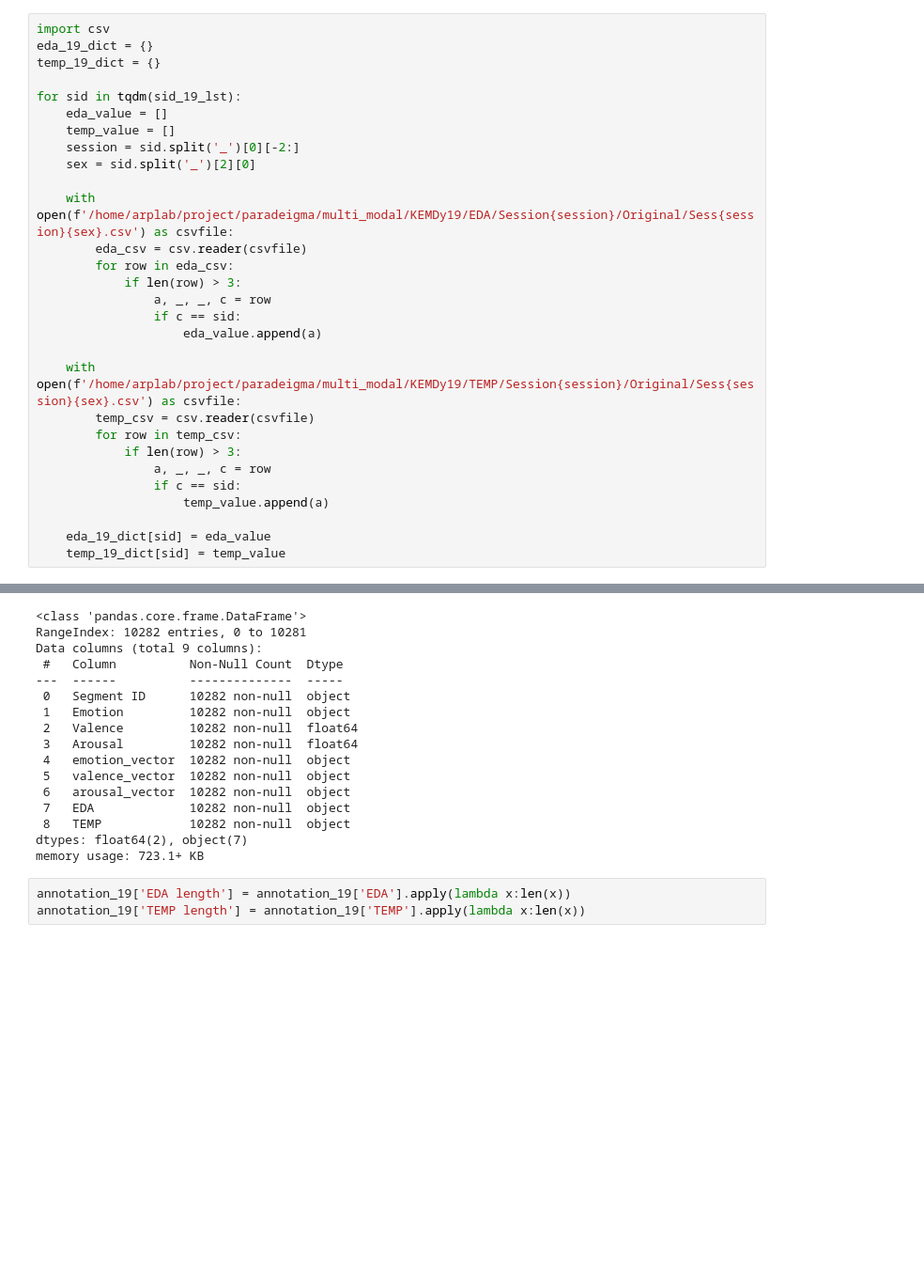
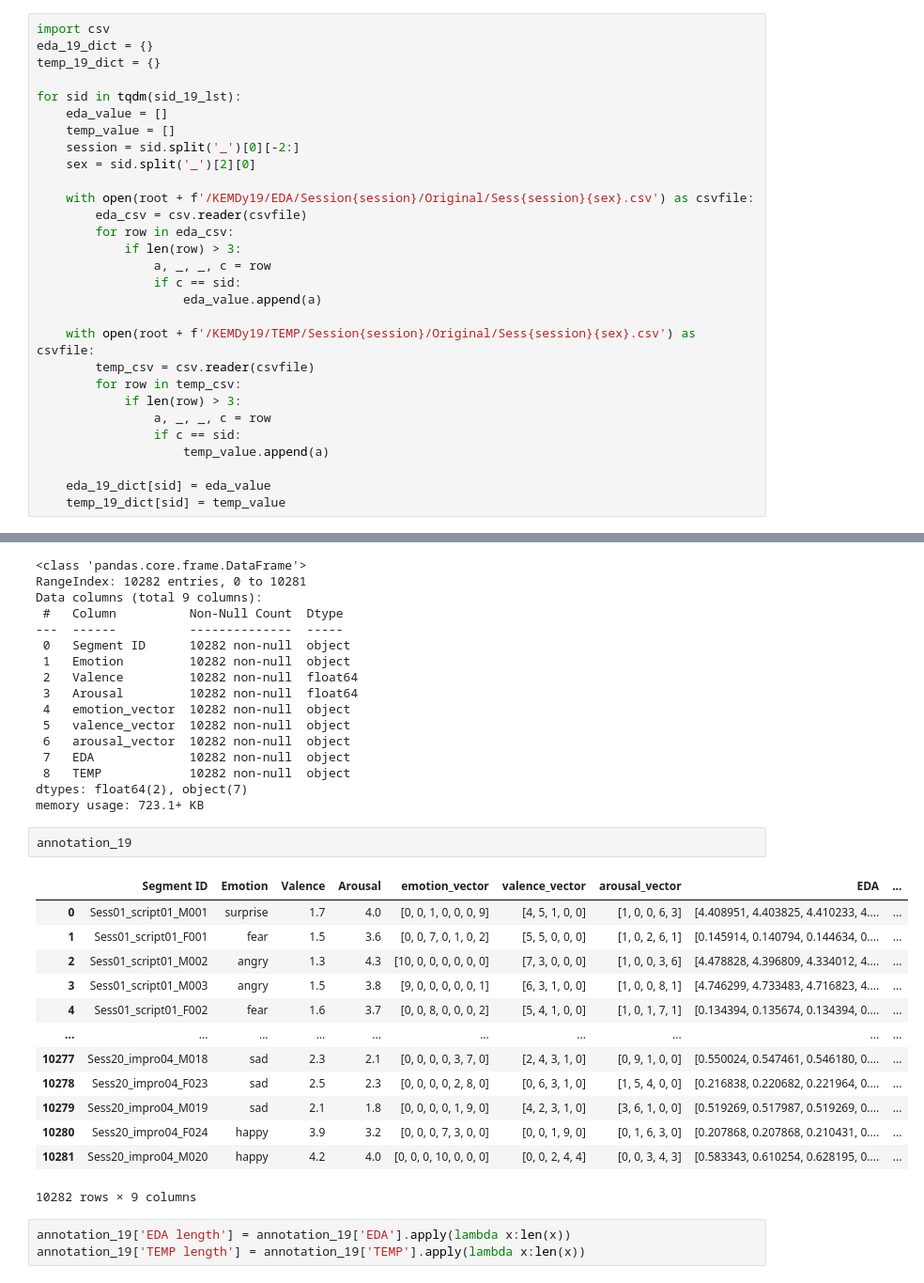
Before and after one commit to ARP-Lab/multi_modal, a Jupyter notebook: experimental/k_KEMDy19_preprocessing.ipynb, the cells around one changed output, grey strips where cells are left out. Shown at 94% size. Cells and saved outputs as stored; diff of their text form; blank space fills up the shorter version.

```diff
--- a/experimental/k_KEMDy19_preprocessing.ipynb
+++ b/experimental/k_KEMDy19_preprocessing.ipynb
@@ -205,7 +211,7 @@ for sid in tqdm(sid_19_lst):
     session = sid.split('_')[0][-2:]
     sex = sid.split('_')[2][0]
 
-    with open(f'/home/arplab/project/paradeigma/multi_modal/KEMDy19/EDA/Session{session}/Original/Sess{session}{sex}.csv') as csvfile:
+    with open(root + f'/KEMDy19/EDA/Session{session}/Original/Sess{session}{sex}.csv') as csvfile:
         eda_csv = csv.reader(csvfile)
         for row in eda_csv:
             if len(row) > 3:
@@ -213,7 +219,7 @@ for sid in tqdm(sid_19_lst):
                 if c == sid:
                     eda_value.append(a)
 
-    with open(f'/home/arplab/project/paradeigma/multi_modal/KEMDy19/TEMP/Session{session}/Original/Sess{session}{sex}.csv') as csvfile:
+    with open(root + f'/KEMDy19/TEMP/Session{session}/Original/Sess{session}{sex}.csv') as csvfile:
         temp_csv = csv.reader(csvfile)
         for row in temp_csv:
             if len(row) > 3:
@@ -343,6 +349,22 @@ Data columns (total 9 columns):
  8   TEMP            10282 non-null  object
 dtypes: float64(2), object(7)
 memory usage: 723.1+ KB
+# %%
+annotation_19
+# %% [output]
+|  | Segment ID | Emotion | Valence | Arousal | emotion_vector | valence_vector | arousal_vector | EDA | ... |
+| 0 | Sess01_script01_M001 | surprise | 1.7 | 4.0 | [0, 0, 1, 0, 0, 0, 9] | [4, 5, 1, 0, 0] | [1, 0, 0, 6, 3] | [4.408951, 4.403825, 4.410233, 4.... | ... |
+| 1 | Sess01_script01_F001 | fear | 1.5 | 3.6 | [0, 0, 7, 0, 1, 0, 2] | [5, 5, 0, 0, 0] | [1, 0, 2, 6, 1] | [0.145914, 0.140794, 0.144634, 0.... | ... |
+| 2 | Sess01_script01_M002 | angry | 1.3 | 4.3 | [10, 0, 0, 0, 0, 0, 0] | [7, 3, 0, 0, 0] | [1, 0, 0, 3, 6] | [4.478828, 4.396809, 4.334012, 4.... | ... |
+| 3 | Sess01_script01_M003 | angry | 1.5 | 3.8 | [9, 0, 0, 0, 0, 0, 1] | [6, 3, 1, 0, 0] | [1, 0, 0, 8, 1] | [4.746299, 4.733483, 4.716823, 4.... | ... |
+| 4 | Sess01_script01_F002 | fear | 1.6 | 3.7 | [0, 0, 8, 0, 0, 0, 2] | [5, 4, 1, 0, 0] | [1, 0, 1, 7, 1] | [0.134394, 0.135674, 0.134394, 0.... | ... |
+| ... | ... | ... | ... | ... | ... | ... | ... | ... | ... |
+| 10277 | Sess20_impro04_M018 | sad | 2.3 | 2.1 | [0, 0, 0, 0, 3, 7, 0] | [2, 4, 3, 1, 0] | [0, 9, 1, 0, 0] | [0.550024, 0.547461, 0.546180, 0.... | ... |
+| 10278 | Sess20_impro04_F023 | sad | 2.5 | 2.3 | [0, 0, 0, 0, 2, 8, 0] | [0, 6, 3, 1, 0] | [1, 5, 4, 0, 0] | [0.216838, 0.220682, 0.221964, 0.... | ... |
+| 10279 | Sess20_impro04_M019 | sad | 2.1 | 1.8 | [0, 0, 0, 0, 1, 9, 0] | [4, 2, 3, 1, 0] | [3, 6, 1, 0, 0] | [0.519269, 0.517987, 0.519269, 0.... | ... |
+| 10280 | Sess20_impro04_F024 | happy | 3.9 | 3.2 | [0, 0, 0, 7, 3, 0, 0] | [0, 0, 1, 9, 0] | [0, 1, 6, 3, 0] | [0.207868, 0.207868, 0.210431, 0.... | ... |
+| 10281 | Sess20_impro04_M020 | happy | 4.2 | 4.0 | [0, 0, 0, 10, 0, 0, 0] | [0, 0, 2, 4, 4] | [0, 0, 3, 4, 3] | [0.583343, 0.610254, 0.628195, 0.... | ... |
+10282 rows × 9 columns
 # %%
 annotation_19['EDA length'] = annotation_19['EDA'].apply(lambda x:len(x))
 annotation_19['TEMP length'] = annotation_19['TEMP'].apply(lambda x:len(x))
```
Also changed, not shown: parts of 9 cells of this notebook, 3 other files.
